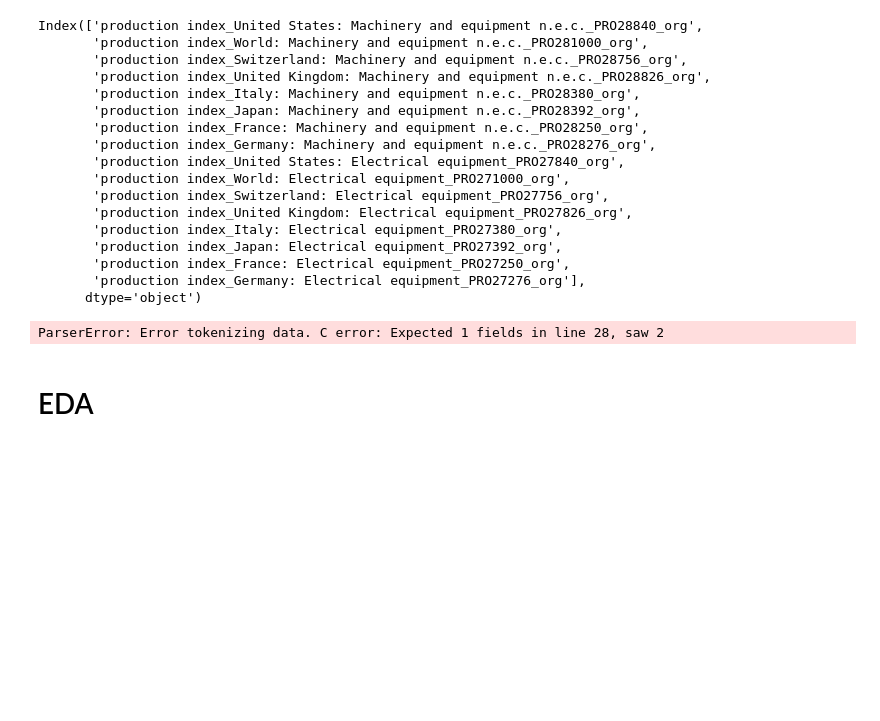
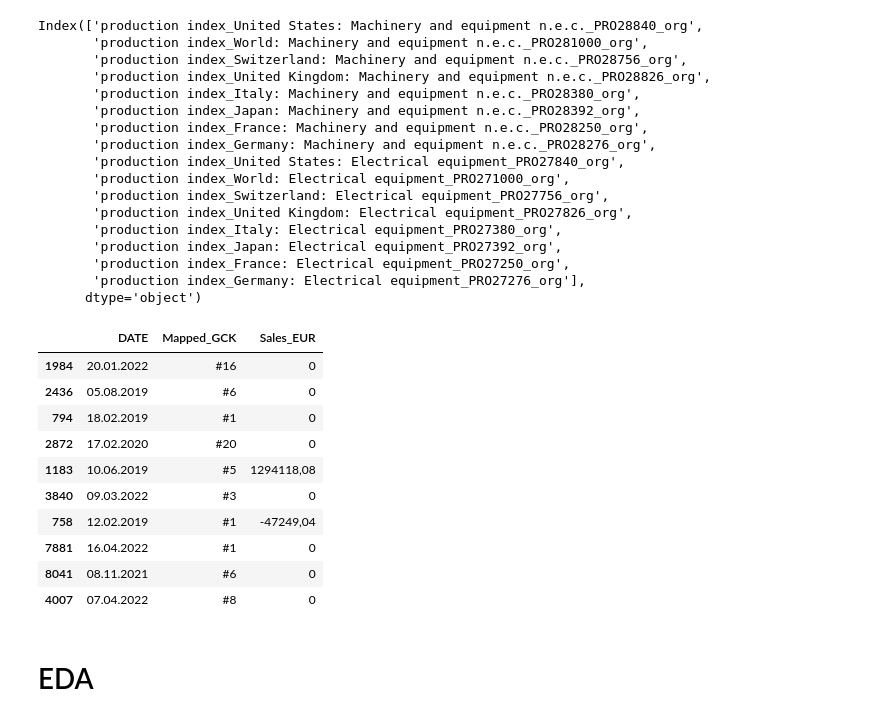
Before and after one commit to RubenCMarques/Case-2--Siemens-Sales-Forecast, a Jupyter notebook: Notebooks/Diogo_workspace.ipynb, the cells around one changed output. Drawn from its saved outputs; the diff is of its cells as text; code cells hidden in the pictures; blank space fills up the shorter version.

Commit message:
diogo

```diff
--- a/Notebooks/Diogo_workspace.ipynb
+++ b/Notebooks/Diogo_workspace.ipynb
@@ -233,11 +233,22 @@ Index(['production index_United States: Machinery and equipment n.e.c._PRO28840_
        'production index_France: Electrical equipment_PRO27250_org',
        'production index_Germany: Electrical equipment_PRO27276_org'],
       dtype='object')
-# %%
-# load csv file named 'Case2_Sales data.to_csv
-sales_data = pd.read_csv('/Users/diogocarvalho/Documents/GitHub/Case-2--Siemens-Sales-Forecast/Data/Case2_Sales data.csv')
-# %% [output]
-ParserError: Error tokenizing data. C error: Expected 1 fields in line 28, saw 2
+# %%
+sales_data = pd.read_csv('../Data/Case2_Sales data.csv', sep=";")
+# %%
+sales_data.sample(10)
+# %% [output]
+|  | DATE | Mapped_GCK | Sales_EUR |
+| 1984 | 20.01.2022 | #16 | 0 |
+| 2436 | 05.08.2019 | #6 | 0 |
+| 794 | 18.02.2019 | #1 | 0 |
+| 2872 | 17.02.2020 | #20 | 0 |
+| 1183 | 10.06.2019 | #5 | 1294118,08 |
+| 3840 | 09.03.2022 | #3 | 0 |
+| 758 | 12.02.2019 | #1 | -47249,04 |
+| 7881 | 16.04.2022 | #1 | 0 |
+| 8041 | 08.11.2021 | #6 | 0 |
+| 4007 | 07.04.2022 | #8 | 0 |
 # %% [markdown]
 # EDA
 # %%
```
